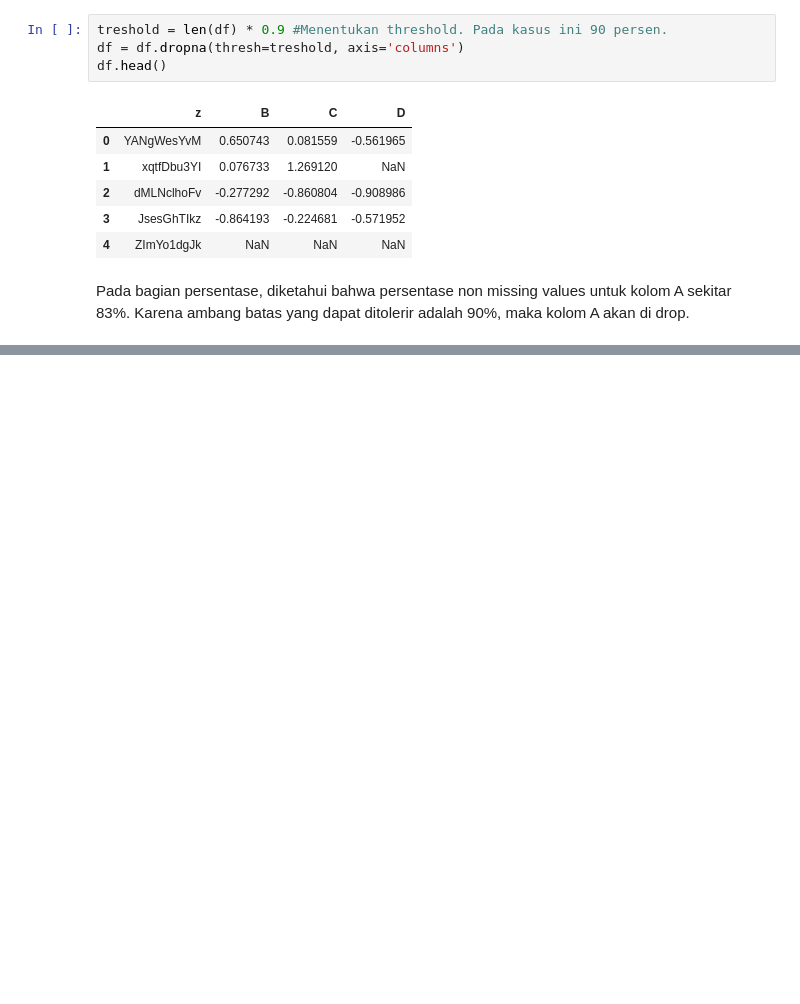
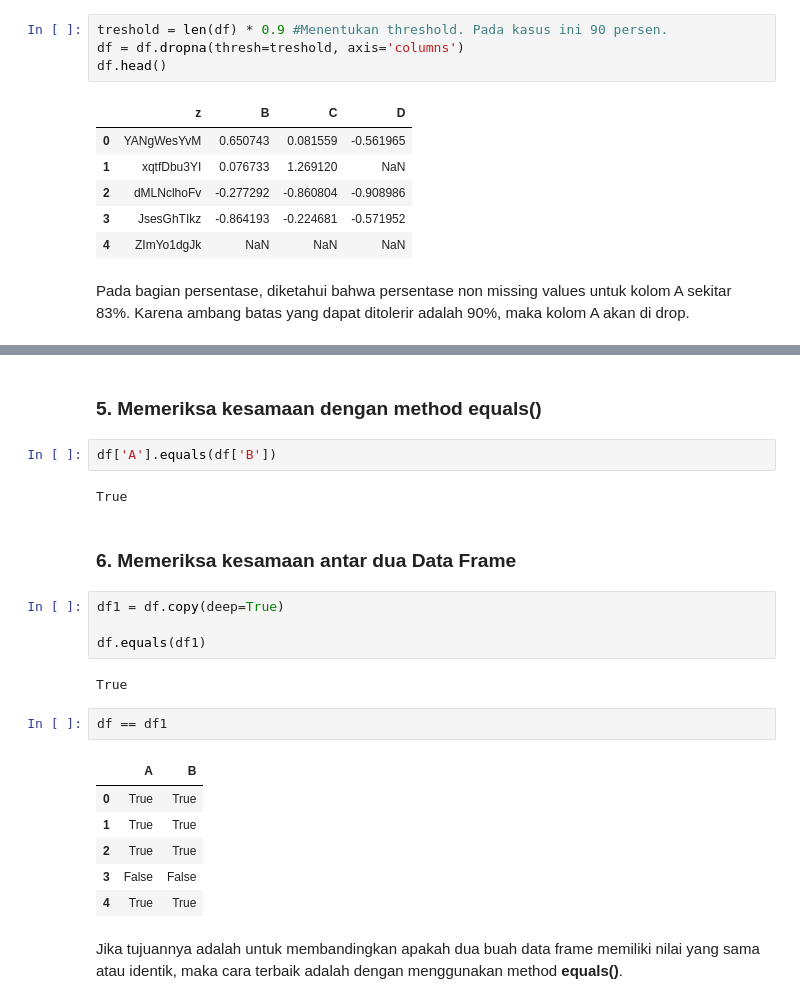
Before and after one commit to medievalgoose/pandas, a Jupyter notebook: Pandas-Week2.ipynb, the cells around one changed output, grey strips where cells are left out. Drawn from its saved outputs; the diff is of its cells as text; blank space fills up the shorter version.

```diff
--- a/Pandas-Week2.ipynb
+++ b/Pandas-Week2.ipynb
@@ -207,0 +264,25 @@ Pada bagian persentase, diketahui bahwa persentase non missing values untuk kolo
+# %% [markdown]
+### 5. Memeriksa kesamaan dengan method equals()
+# %%
+df['A'].equals(df['B'])
+# %% [output]
+True
+# %% [markdown]
+### 6. Memeriksa kesamaan antar dua Data Frame
+# %%
+df1 = df.copy(deep=True)
+
+df.equals(df1)
+# %% [output]
+True
+# %%
+df == df1
+# %% [output]
+|  | A | B |
+| 0 | True | True |
+| 1 | True | True |
+| 2 | True | True |
+| 3 | False | False |
+| 4 | True | True |
+# %% [markdown]
+Jika tujuannya adalah untuk membandingkan apakah dua buah data frame memiliki nilai yang sama atau identik, maka cara terbaik adalah dengan menggunakan method **equals()**.
```
Also changed, not shown: parts of 13 cells of this notebook.
